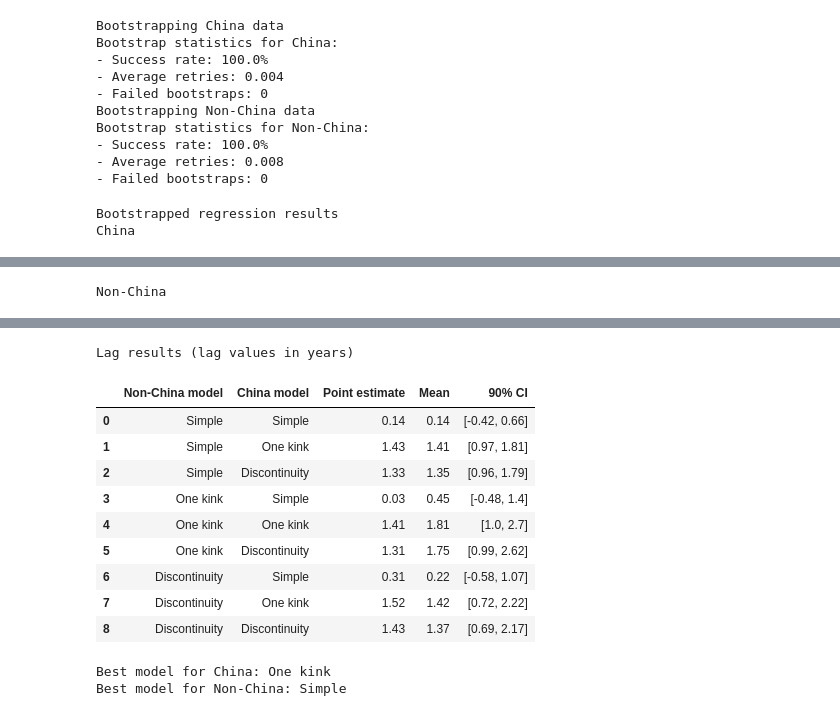
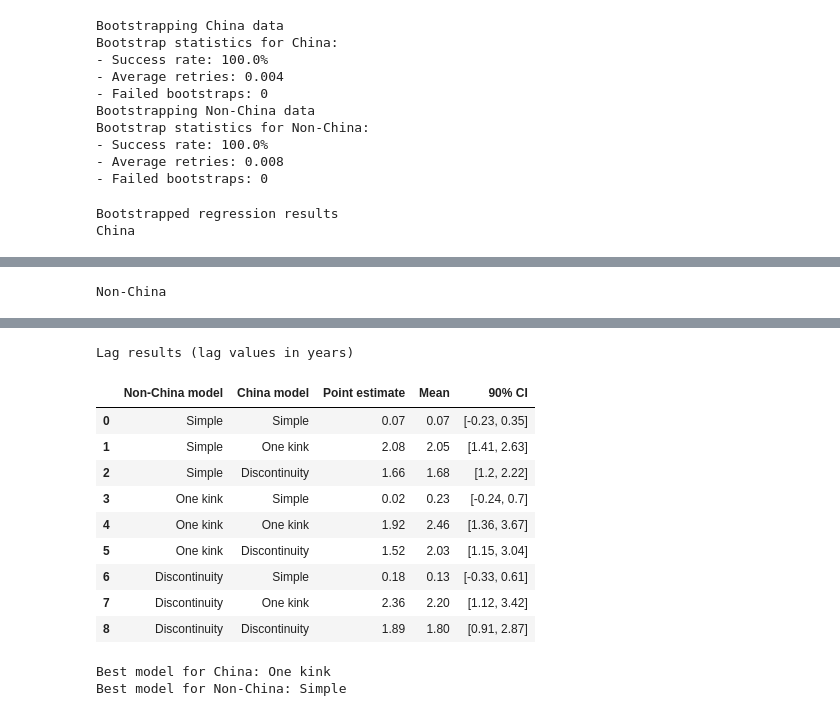
Before and after one commit to epoch-research/china-ai-trends, a Jupyter notebook: compute_analysis.ipynb, the cells around one changed output, grey strips where cells are left out. Drawn from its saved outputs; the diff is of its cells as text; code cells hidden in the pictures.

```diff
--- a/compute_analysis.ipynb
+++ b/compute_analysis.ipynb
@@ -1021,48 +1022,48 @@ for name, model in regression_data['Non-China']['models'].items():
         for i in range(bootstrap_sample_size):
             last_pred_china = regression_data['China']['bootstrap_predictions'][name_china][i][-1]
             last_pred_non_china = regression_data['Non-China']['bootstrap_predictions'][name][i][-1]
-            lag = (last_pred_non_china - last_pred_china) / model.oom_year_slopes[-1]
+            lag = (last_pred_non_china - last_pred_china) / model_china.oom_year_slopes[-1]
             lags.append(lag)
         lag_result = {
             "Non-China model": name,
             "China model": name_china,
             "Point estimate": np.round(lags[0], 2),  # First bootstrap sample is the original data
             "Mean": np.round(np.mean(lags), 2),
             "90% CI": np.round(np.quantile(lags, qs), 2),
         }
         lag_results.append(lag_result)
 lag_results = pd.DataFrame(lag_results)
 # bayes_factor = np.exp(-0.5 * (kinked_fit.bic - simple_fit.bic))
 
 print("Bootstrapped regression results")
 for category in ['China', 'Non-China']:
     print(category)
     display(results[category])
 print("Lag results (lag values in years)")
 display(lag_results)
 # %% [output]
 Bootstrapped regression results
 China
 |  | Model | BIC | BIC 90% CI | BIC score diff | BIC score diff 90% CI | Xi² | % times preferred over simple | ... |
 | 0 | Simple | 157.96 | [121.29, 184.48] | 0.00 | [0.0, 0.0] | NaN | 0% | ... |
 | 1 | One kink | 107.72 | [72.57, 126.76] | -50.24 | [-80.53, -30.21] | 7.023495e-14 | 100% | ... |
 | 2 | Discontinuity | 106.30 | [73.31, 122.83] | -51.66 | [-82.2, -33.33] | 1.845364e-14 | 100% | ... |
 Non-China
 |  | Model | BIC | BIC 90% CI | BIC score diff | BIC score diff 90% CI | Xi² | % times preferred over simple | ... |
 | 0 | Simple | 70.93 | [46.9, 86.6] | 0.00 | [0.0, 0.0] | NaN | 0% | ... |
 | 1 | One kink | 69.47 | [37.78, 82.53] | -1.46 | [-22.19, 5.08] | 0.001411 | 72% | ... |
 | 2 | Discontinuity | 82.05 | [44.38, 90.32] | 11.12 | [-15.72, 12.83] | 0.105516 | 38% | ... |
 Lag results (lag values in years)
 |  | Non-China model | China model | Point estimate | Mean | 90% CI |
-| 0 | Simple | Simple | 0.14 | 0.14 | [-0.42, 0.66] |
-| 1 | Simple | One kink | 1.43 | 1.41 | [0.97, 1.81] |
-| 2 | Simple | Discontinuity | 1.33 | 1.35 | [0.96, 1.79] |
-| 3 | One kink | Simple | 0.03 | 0.45 | [-0.48, 1.4] |
-| 4 | One kink | One kink | 1.41 | 1.81 | [1.0, 2.7] |
-| 5 | One kink | Discontinuity | 1.31 | 1.75 | [0.99, 2.62] |
-| 6 | Discontinuity | Simple | 0.31 | 0.22 | [-0.58, 1.07] |
-| 7 | Discontinuity | One kink | 1.52 | 1.42 | [0.72, 2.22] |
-| 8 | Discontinuity | Discontinuity | 1.43 | 1.37 | [0.69, 2.17] |
+| 0 | Simple | Simple | 0.07 | 0.07 | [-0.23, 0.35] |
+| 1 | Simple | One kink | 2.08 | 2.05 | [1.41, 2.63] |
+| 2 | Simple | Discontinuity | 1.66 | 1.68 | [1.2, 2.22] |
+| 3 | One kink | Simple | 0.02 | 0.23 | [-0.24, 0.7] |
+| 4 | One kink | One kink | 1.92 | 2.46 | [1.36, 3.67] |
+| 5 | One kink | Discontinuity | 1.52 | 2.03 | [1.15, 3.04] |
+| 6 | Discontinuity | Simple | 0.18 | 0.13 | [-0.33, 0.61] |
+| 7 | Discontinuity | One kink | 2.36 | 2.20 | [1.12, 3.42] |
+| 8 | Discontinuity | Discontinuity | 1.89 | 1.80 | [0.91, 2.87] |
 # %%
 # Find the best model for each category
 simplicity_order = ['Simple', 'One kink', 'Discontinuity']
```
Also changed, not shown: parts of 4 cells of this notebook.
